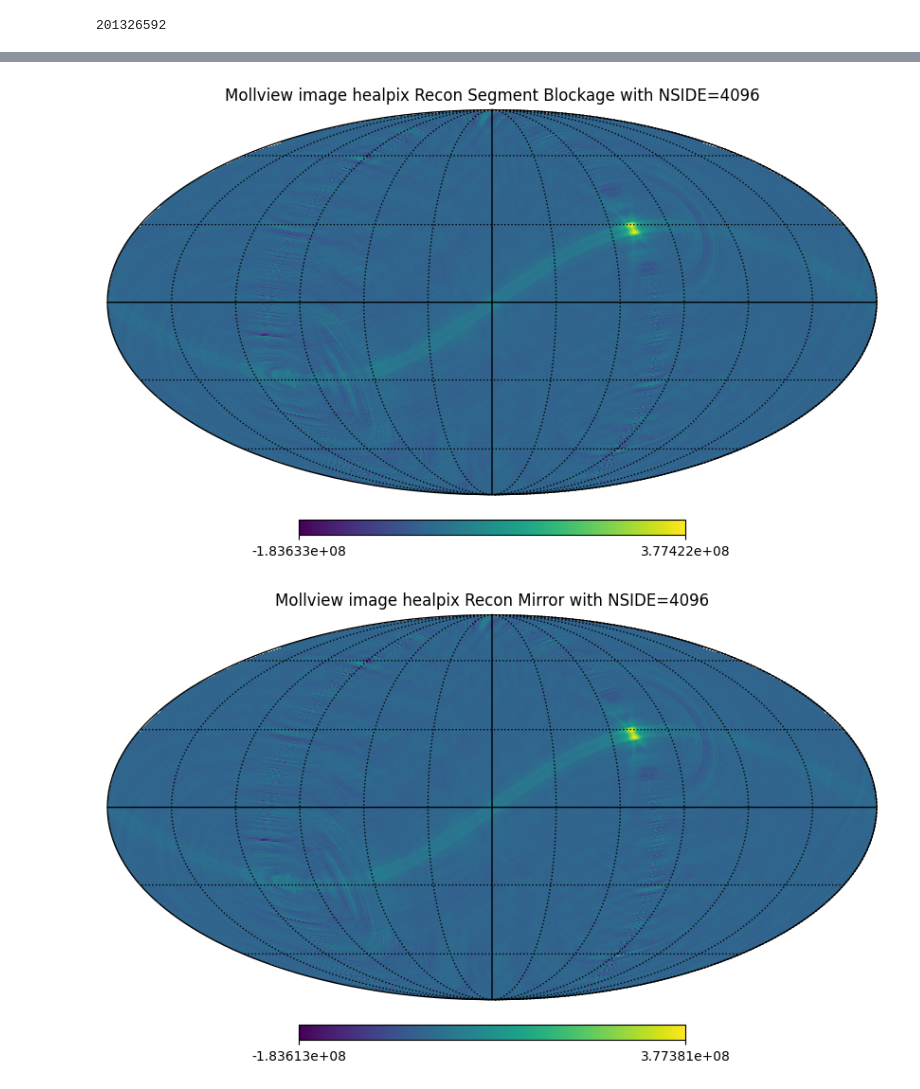
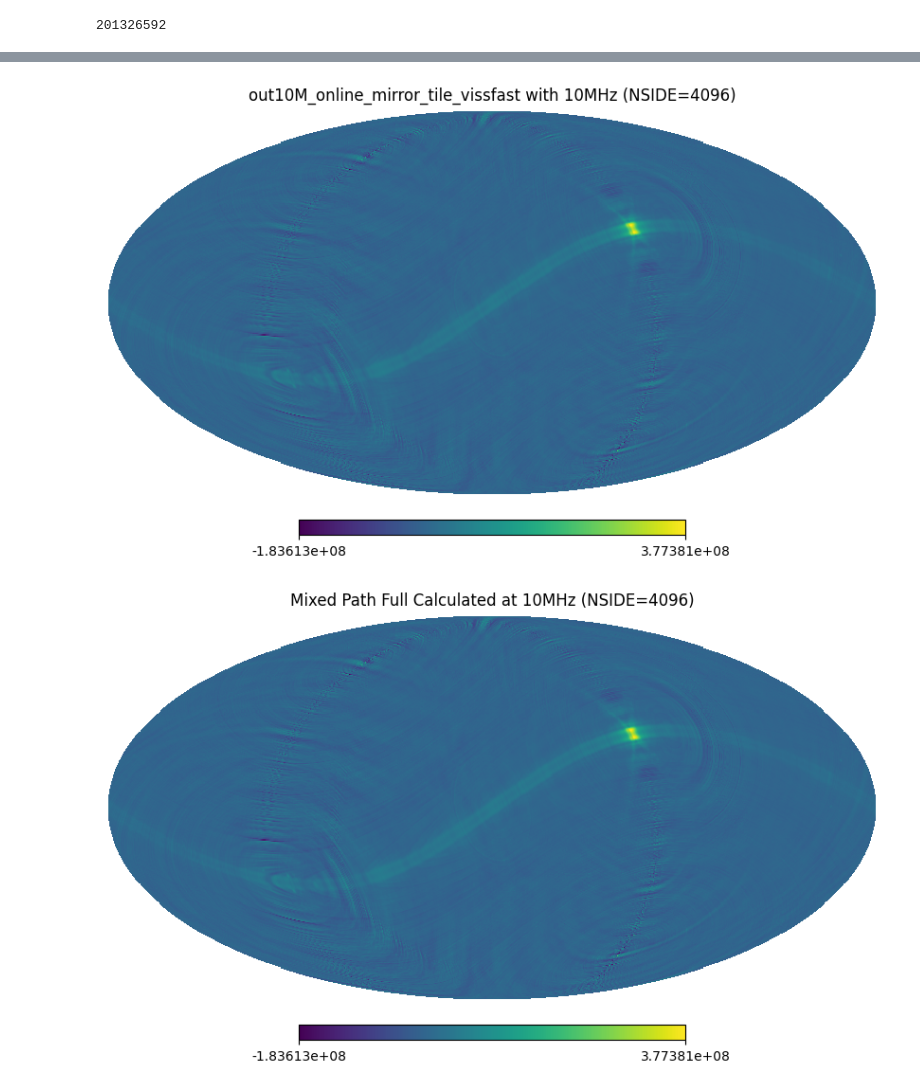
Before and after one commit to SSshuishui/viss_optimize_ws, a Jupyter notebook: healpix_ws_10Mhz.ipynb, the cells around one changed output, grey strips where cells are left out. Saved outputs shown, nothing was run; the diff lists cells and outputs as text; code cells hidden in the pictures.

```diff
--- a/healpix_ws_10Mhz.ipynb
+++ b/healpix_ws_10Mhz.ipynb
@@ -20,16 +460,14 @@ print(NPIX)
 # %%
-recon_seg_block_image = np.loadtxt("./out10M_online/C1day10M.txt")
+recon2 = np.fromfile('out10M_online_mirror_tile_vissfast/C1day10M.bin', dtype=np.float32)
 
-hp.mollview(recon_seg_block_image, nest=True, title="Mollview image healpix Recon Segment Blockage with NSIDE=4096")
-hp.graticule()  # 添加经纬线
+hp.mollview(recon2, nest=True, title="out10M_online_mirror_tile_vissfast with 10MHz (NSIDE=4096)")
 plt.show()
 # %% [output]
-[figure, old version]
+[figure, new version]
 # %%
-recon_mirror_image = np.fromfile("./out10M_online_mirror/C1day10M.bin", dtype=np.float32)
+recon2 = np.fromfile('out10M_online_recon_mirror_viss_tilecone/C1day10M.bin', dtype=np.float32)
 
-hp.mollview(recon_mirror_image, nest=True, title="Mollview image healpix Recon Mirror with NSIDE=4096")
-hp.graticule()  # 添加经纬线
+hp.mollview(recon2, nest=True, title="Mixed Path Full Calculated at 10MHz (NSIDE=4096)")
 plt.show()
 # %% [output]
-[figure, old version]
+[figure, new version]
```
Also changed, not shown: parts of 29 cells of this notebook, 20 other files.
